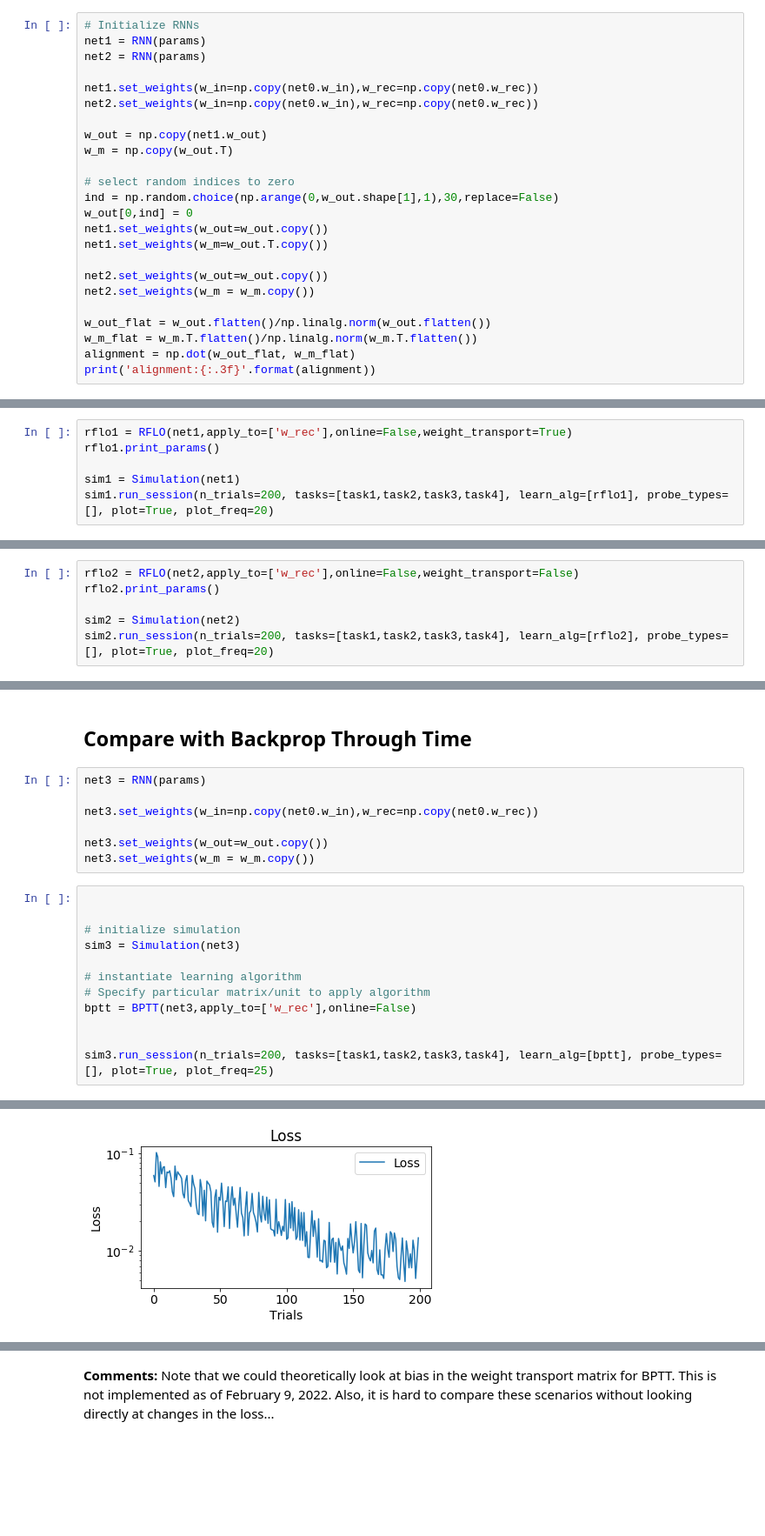
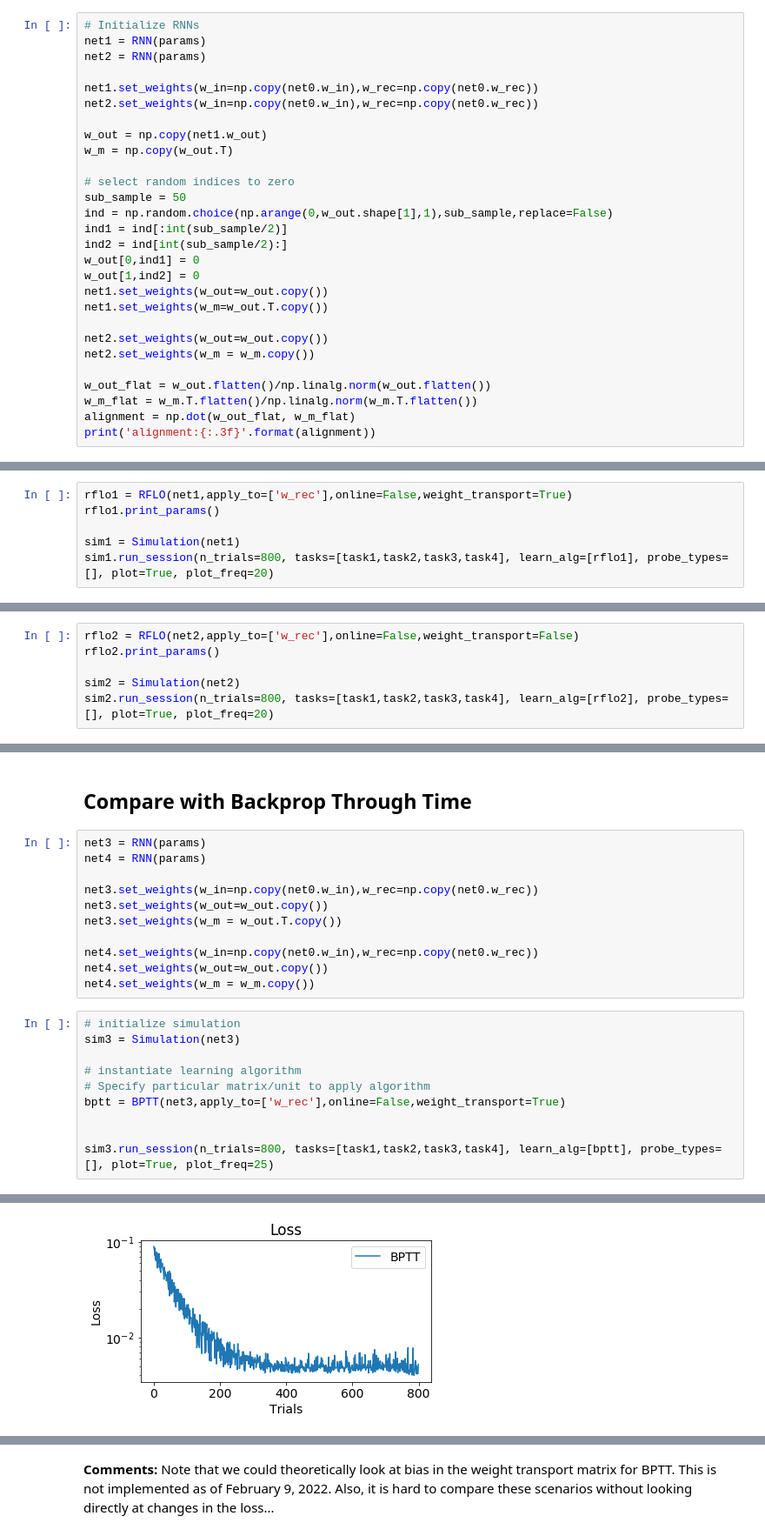
Before and after one commit to jacobfulano/rnn-learning, a Jupyter notebook: experiments/SubpopulationExperiment.ipynb, the cells around one changed output, grey strips where cells are left out. Shown at 87% size. Saved outputs shown, nothing was run; the diff lists cells and outputs as text; blank space fills up the shorter version.

Commit message:
include weight transport option in BPTT

```diff
--- a/experiments/SubpopulationExperiment.ipynb
+++ b/experiments/SubpopulationExperiment.ipynb
@@ -157,8 +157,12 @@ w_out = np.copy(net1.w_out)
 w_m = np.copy(w_out.T)
 
 # select random indices to zero
-ind = np.random.choice(np.arange(0,w_out.shape[1],1),30,replace=False)
-w_out[0,ind] = 0
+sub_sample = 50
+ind = np.random.choice(np.arange(0,w_out.shape[1],1),sub_sample,replace=False)
+ind1 = ind[:int(sub_sample/2)]
+ind2 = ind[int(sub_sample/2):]
+w_out[0,ind1] = 0
+w_out[1,ind2] = 0
 net1.set_weights(w_out=w_out.copy())
 net1.set_weights(w_m=w_out.T.copy())
 
@@ -176,7 +180,7 @@ rflo1 = RFLO(net1,apply_to=['w_rec'],online=False,weight_transport=True)
 rflo1.print_params()
 
 sim1 = Simulation(net1)
-sim1.run_session(n_trials=200, tasks=[task1,task2,task3,task4], learn_alg=[rflo1], probe_types=[], plot=True, plot_freq=20)
+sim1.run_session(n_trials=800, tasks=[task1,task2,task3,task4], learn_alg=[rflo1], probe_types=[], plot=True, plot_freq=20)
 # %% [output]
 apply_to :  ['w_rec']
 online :  False
@@ -188,7 +192,7 @@ rflo2 = RFLO(net2,apply_to=['w_rec'],online=False,weight_transport=False)
 rflo2.print_params()
 
 sim2 = Simulation(net2)
-sim2.run_session(n_trials=200, tasks=[task1,task2,task3,task4], learn_alg=[rflo2], probe_types=[], plot=True, plot_freq=20)
+sim2.run_session(n_trials=800, tasks=[task1,task2,task3,task4], learn_alg=[rflo2], probe_types=[], plot=True, plot_freq=20)
 # %% [output]
 apply_to :  ['w_rec']
 online :  False
@@ -243,23 +247,25 @@ array([[-0.2546475 , -0.23734382, -0.14371672,  0.27244639,  0.10856478,
 ## Compare with Backprop Through Time
 # %%
 net3 = RNN(params)
+net4 = RNN(params)
 
 net3.set_weights(w_in=np.copy(net0.w_in),w_rec=np.copy(net0.w_rec))
+net3.set_weights(w_out=w_out.copy())
+net3.set_weights(w_m = w_out.T.copy())
 
-net3.set_weights(w_out=w_out.copy())
-net3.set_weights(w_m = w_m.copy())
+net4.set_weights(w_in=np.copy(net0.w_in),w_rec=np.copy(net0.w_rec))
+net4.set_weights(w_out=w_out.copy())
+net4.set_weights(w_m = w_m.copy())
 # %%
-
-
 # initialize simulation
 sim3 = Simulation(net3)
 
 # instantiate learning algorithm
 # Specify particular matrix/unit to apply algorithm
-bptt = BPTT(net3,apply_to=['w_rec'],online=False)
+bptt = BPTT(net3,apply_to=['w_rec'],online=False,weight_transport=True)
 
 
-sim3.run_session(n_trials=200, tasks=[task1,task2,task3,task4], learn_alg=[bptt], probe_types=[], plot=True, plot_freq=25)
+sim3.run_session(n_trials=800, tasks=[task1,task2,task3,task4], learn_alg=[bptt], probe_types=[], plot=True, plot_freq=25)
 # %% [output]
 >> TODO: Learning rule for w_fb not currently implemented for BPTT
 >> TODO: implement weight_transport=False (of w_m) for BPTT
@@ -267,4 +273,4 @@ sim3.run_session(n_trials=200, tasks=[task1,task2,task3,task4], learn_alg=[bptt]
-[figure, old version]
+[figure, new version]
 # %%
 fig = plot_trained_trajectories(sim=sim3, tasks=[task1,task2,task3,task4],title='BPTT, '+r'$M=W_{out}$')
 # %% [output]
```
Also changed, not shown: parts of 12 cells of this notebook, 3 other files.
